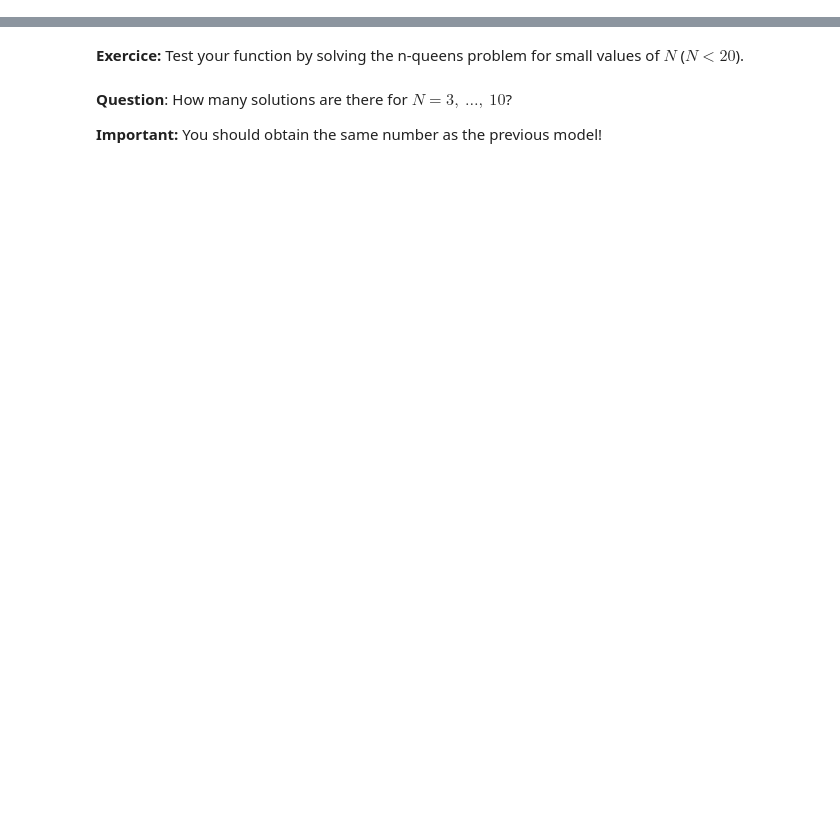
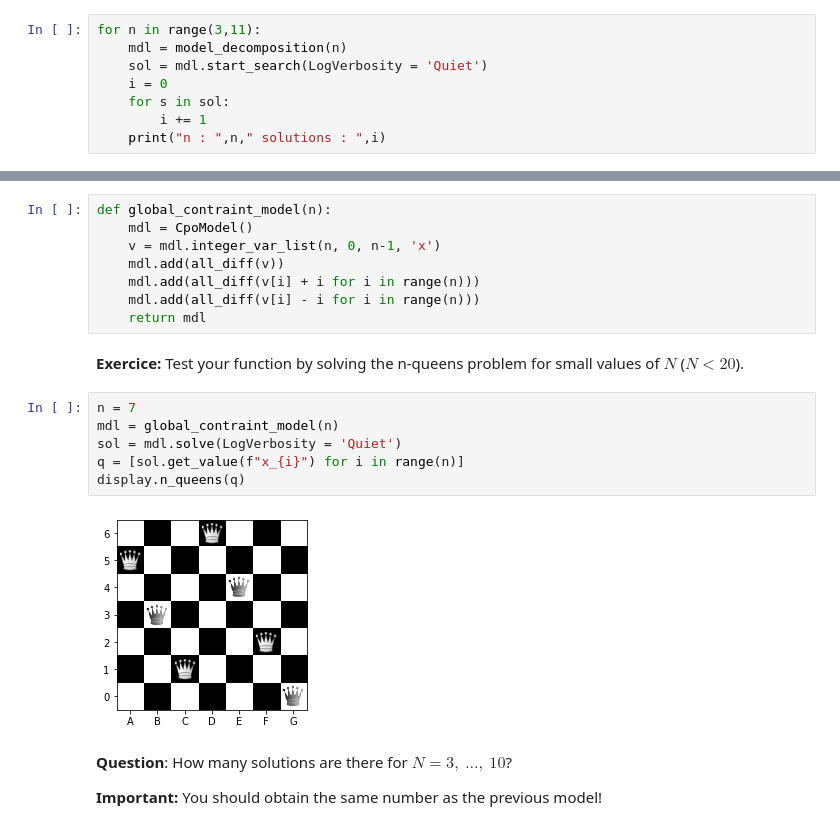
Before and after one commit to rostom-baccar/AP, a Jupyter notebook: PPC/Tutorial2.ipynb, the cells around one changed output, grey strips where cells are left out. Saved outputs shown, nothing was run; the diff lists cells and outputs as text; blank space fills up the shorter version.

```diff
--- a/PPC/Tutorial2.ipynb
+++ b/PPC/Tutorial2.ipynb
@@ -43,3 +84,11 @@ Use the `display.n_queens` function in order to display a solution for the n-que
 **Question**: How many solutions are there for $N = 3,~\ldots,~10$?
 
 **Note:** To answer this question, you must force the solver to use a depth first strategy using  `CpoModel.start_search(SearchType="DepthFirst")`.
+# %%
+for n in range(3,11):
+    mdl = model_decomposition(n)
+    sol = mdl.start_search(LogVerbosity = 'Quiet')
+    i = 0
+    for s in sol:
+        i += 1
+    print("n : ",n," solutions : ",i)
@@ -47,8 +105,24 @@ Use the `display.n_queens` function in order to display a solution for the n-que
 ### 1.2. Model with global constraints
 # %% [markdown]
 **Exercice:** Create a function `global_constraint_model(N)` that models and returns an instance of `CpoModel` for the n-queens problem with `N` queens, using **only** and exaclty 3 global constraints.
+# %%
+def global_contraint_model(n):
+    mdl = CpoModel()
+    v = mdl.integer_var_list(n, 0, n-1, 'x')
+    mdl.add(all_diff(v))
+    mdl.add(all_diff(v[i] + i for i in range(n)))
+    mdl.add(all_diff(v[i] - i for i in range(n)))
+    return mdl
 # %% [markdown]
 **Exercice:** Test your function by solving the n-queens problem for small values of $N$ ($N < 20$).
+# %%
+n = 7
+mdl = global_contraint_model(n)
+sol = mdl.solve(LogVerbosity = 'Quiet')
+q = [sol.get_value(f"x_{i}") for i in range(n)]
+display.n_queens(q)
+# %% [output]
+[figure, added]
 # %% [markdown]
 **Question**: How many solutions are there for $N = 3,~\ldots,~10$?
 
```
Also changed, not shown: parts of 8 cells of this notebook.
